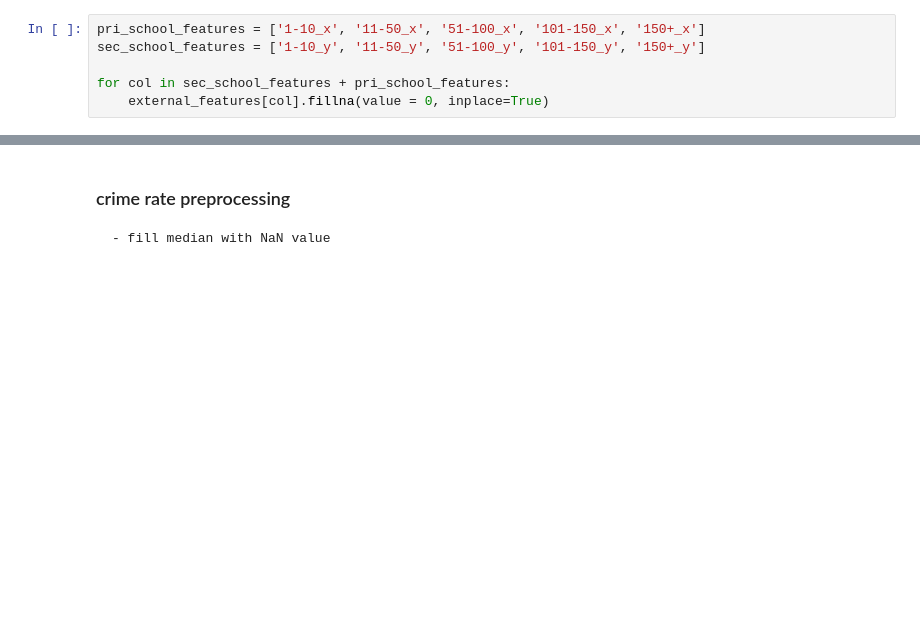
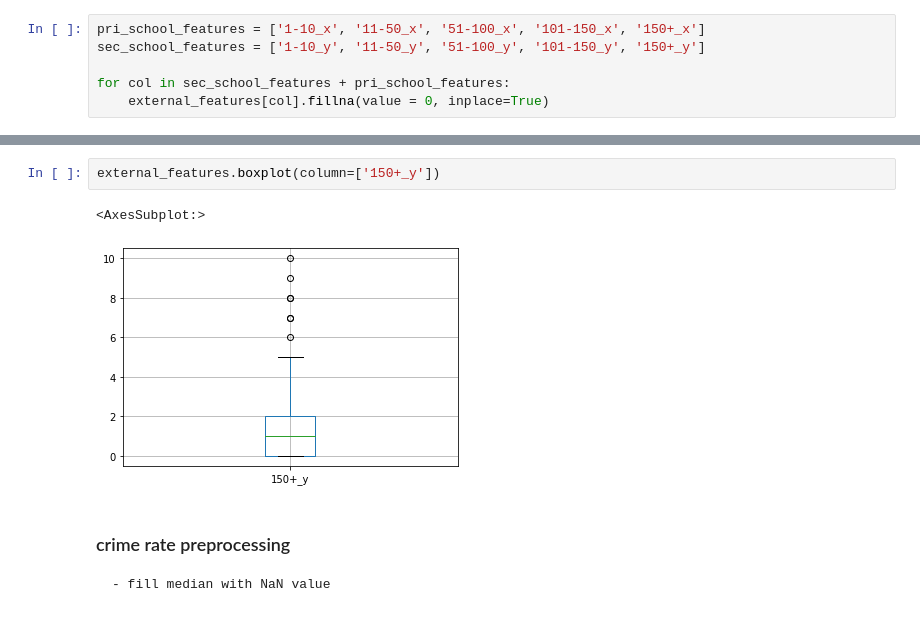
Before and after one commit to MAST30034-Applied-Data-Science/generic-real-estate-consulting-project-group-7, a Jupyter notebook: notebooks/preprocessing/preprocessing.ipynb, the cells around one changed output, grey strips where cells are left out. Drawn from its saved outputs; the diff is of its cells as text; blank space fills up the shorter version.

```diff
--- a/notebooks/preprocessing/preprocessing.ipynb
+++ b/notebooks/preprocessing/preprocessing.ipynb
@@ -97,3 +129,8 @@ for col in sec_school_features + pri_school_features:
+# %%
+external_features.boxplot(column=['150+_y'])
+# %% [output]
+<AxesSubplot:>
+[figure, added]
 # %% [markdown]
 ### crime rate preprocessing
     - fill median with NaN value
```
Also changed, not shown: parts of 2 cells of this notebook.
